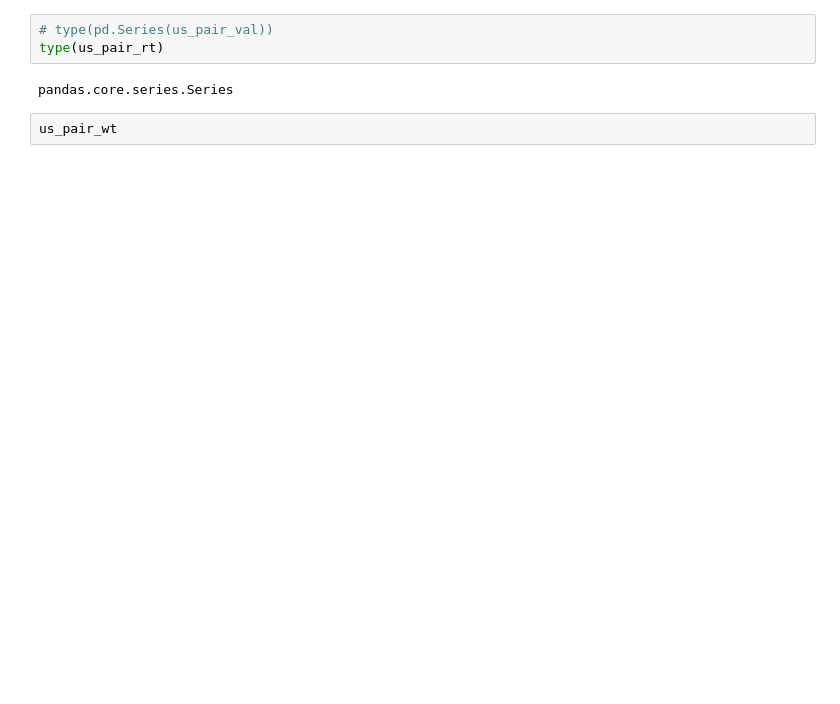
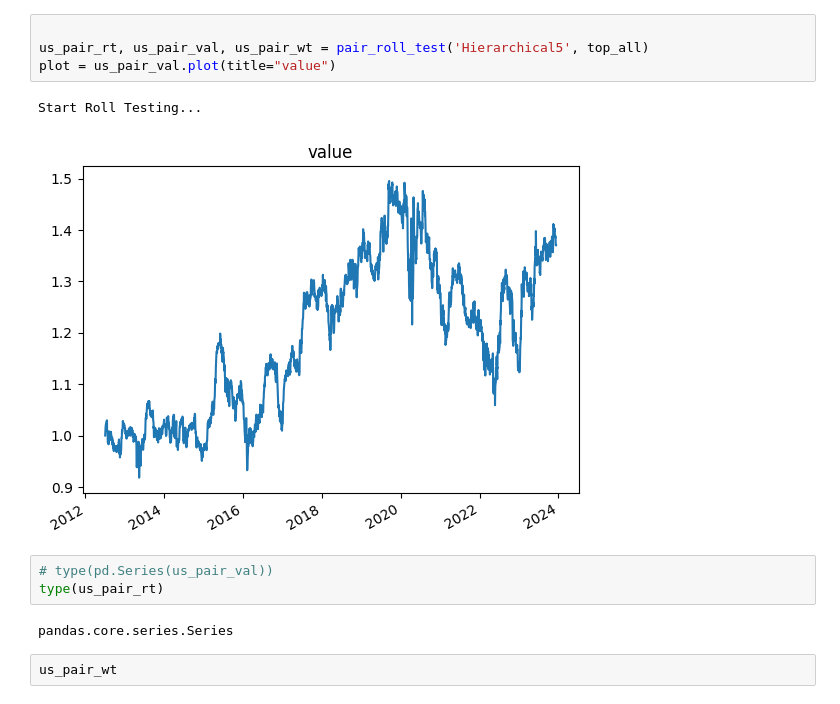
Before and after one commit to oliveoil212/PairTrading, a Jupyter notebook: pairtrade.ipynb, the cells around one changed output. Drawn from its saved outputs; the diff is of its cells as text; blank space fills up the shorter version.

```diff
--- a/pairtrade.ipynb
+++ b/pairtrade.ipynb
@@ -283,3 +354,10 @@ Start Roll Testing...
+# %%
+
+us_pair_rt, us_pair_val, us_pair_wt = pair_roll_test('Hierarchical5', top_all)
+plot = us_pair_val.plot(title="value")
+# %% [output]
+Start Roll Testing...
+[figure, added]
 # %%
 # type(pd.Series(us_pair_val))
 type(us_pair_rt)
```
Also changed, not shown: parts of 9 cells of this notebook.
